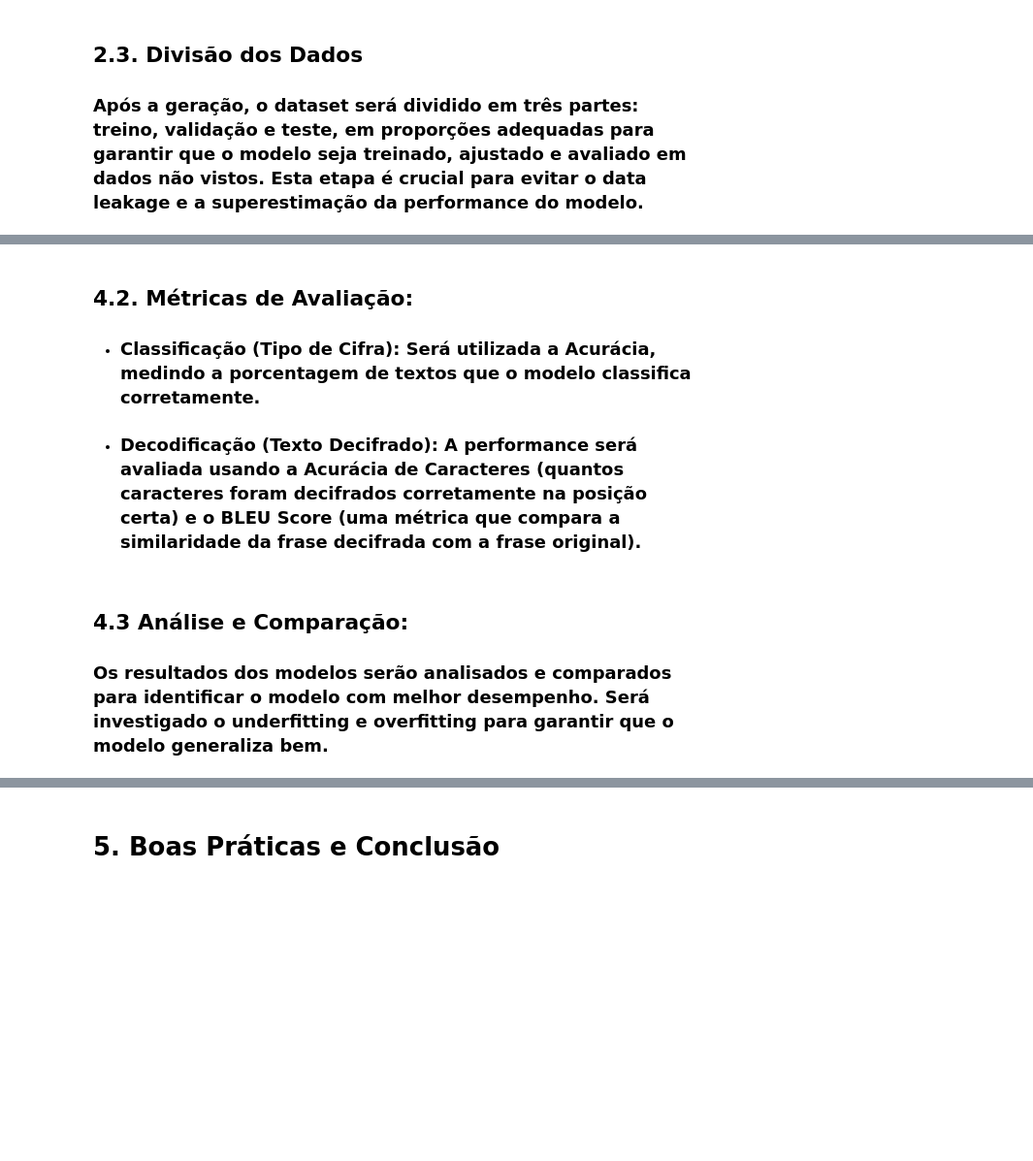
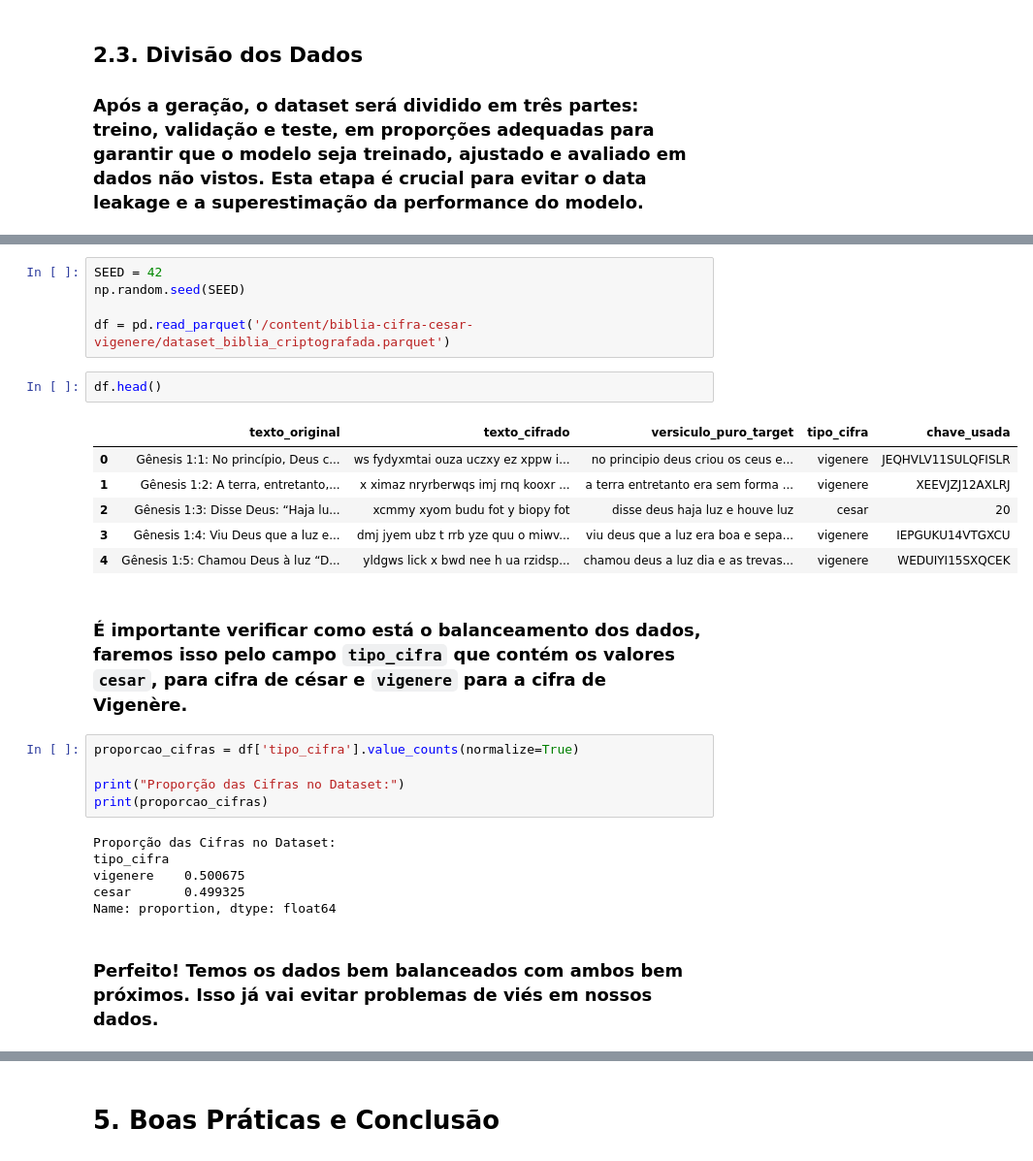
Before and after one commit to gabrielsimas/biblia-cifra-cesar-vigenere, a Jupyter notebook: MVP_BibliaCifraCesarVigenere.ipynb, the cells around one changed output, grey strips where cells are left out. Shown at 97% size. Drawn from its saved outputs; the diff is of its cells as text; blank space fills up the shorter version.

Commit message:
Adição do novo dataset e notebook

```diff
--- a/MVP_BibliaCifraCesarVigenere.ipynb
+++ b/MVP_BibliaCifraCesarVigenere.ipynb
@@ -402,7 +565,29 @@ Dataset gerado e salvo com sucesso em '/content/biblia-cifra-cesar-vigenere/data
-# %% [markdown]
-## 4.2. **Métricas de Avaliação:**
--   ### **Classificação (Tipo de Cifra):** Será utilizada a **Acurácia**, medindo a porcentagem de textos que o modelo classifica corretamente.
--   ### **Decodificação (Texto Decifrado):** A performance será avaliada usando a **Acurácia de Caracteres** (quantos caracteres foram decifrados corretamente na posição certa) e o **BLEU Score** (uma métrica que compara a similaridade da frase decifrada com a frase original).
-# %% [markdown]
-## 4.3 **Análise e Comparação:**
-### Os resultados dos modelos serão analisados e comparados para identificar o modelo com melhor desempenho. Será investigado o **underfitting** e **overfitting** para garantir que o modelo generaliza bem.
+# %%
+SEED = 42
+np.random.seed(SEED)
+
+df = pd.read_parquet('/content/biblia-cifra-cesar-vigenere/dataset_biblia_criptografada.parquet')
+# %%
+df.head()
+# %% [output]
+|  | texto_original | texto_cifrado | versiculo_puro_target | tipo_cifra | chave_usada |
+| 0 | Gênesis 1:1: No princípio, Deus c... | ws fydyxmtai ouza uczxy ez xppw i... | no principio deus criou os ceus e... | vigenere | JEQHVLV11SULQFISLR |
+| 1 | Gênesis 1:2: A terra, entretanto,... | x ximaz nryrberwqs imj rnq kooxr ... | a terra entretanto era sem forma ... | vigenere | XEEVJZJ12AXLRJ |
+| 2 | Gênesis 1:3: Disse Deus: “Haja lu... | xcmmy xyom budu fot y biopy fot | disse deus haja luz e houve luz | cesar | 20 |
+| 3 | Gênesis 1:4: Viu Deus que a luz e... | dmj jyem ubz t rrb yze quu o miwv... | viu deus que a luz era boa e sepa... | vigenere | IEPGUKU14VTGXCU |
+| 4 | Gênesis 1:5: Chamou Deus à luz “D... | yldgws lick x bwd nee h ua rzidsp... | chamou deus a luz dia e as trevas... | vigenere | WEDUIYI15SXQCEK |
+# %% [markdown]
+### É importante verificar como está o balanceamento dos dados, faremos isso pelo campo `tipo_cifra` que contém os valores `cesar`, para cifra de césar e `vigenere` para a cifra de Vigenère.
+# %%
+proporcao_cifras = df['tipo_cifra'].value_counts(normalize=True)
+
+print("Proporção das Cifras no Dataset:")
+print(proporcao_cifras)
+# %% [output]
+Proporção das Cifras no Dataset:
+tipo_cifra
+vigenere    0.500675
+cesar       0.499325
+Name: proportion, dtype: float64
+# %% [markdown]
+### Perfeito! Temos os dados bem balanceados com ambos bem próximos. Isso já vai evitar problemas de viés em nossos dados.
```
Also changed, not shown: parts of 87 cells of this notebook, 1 other file.
